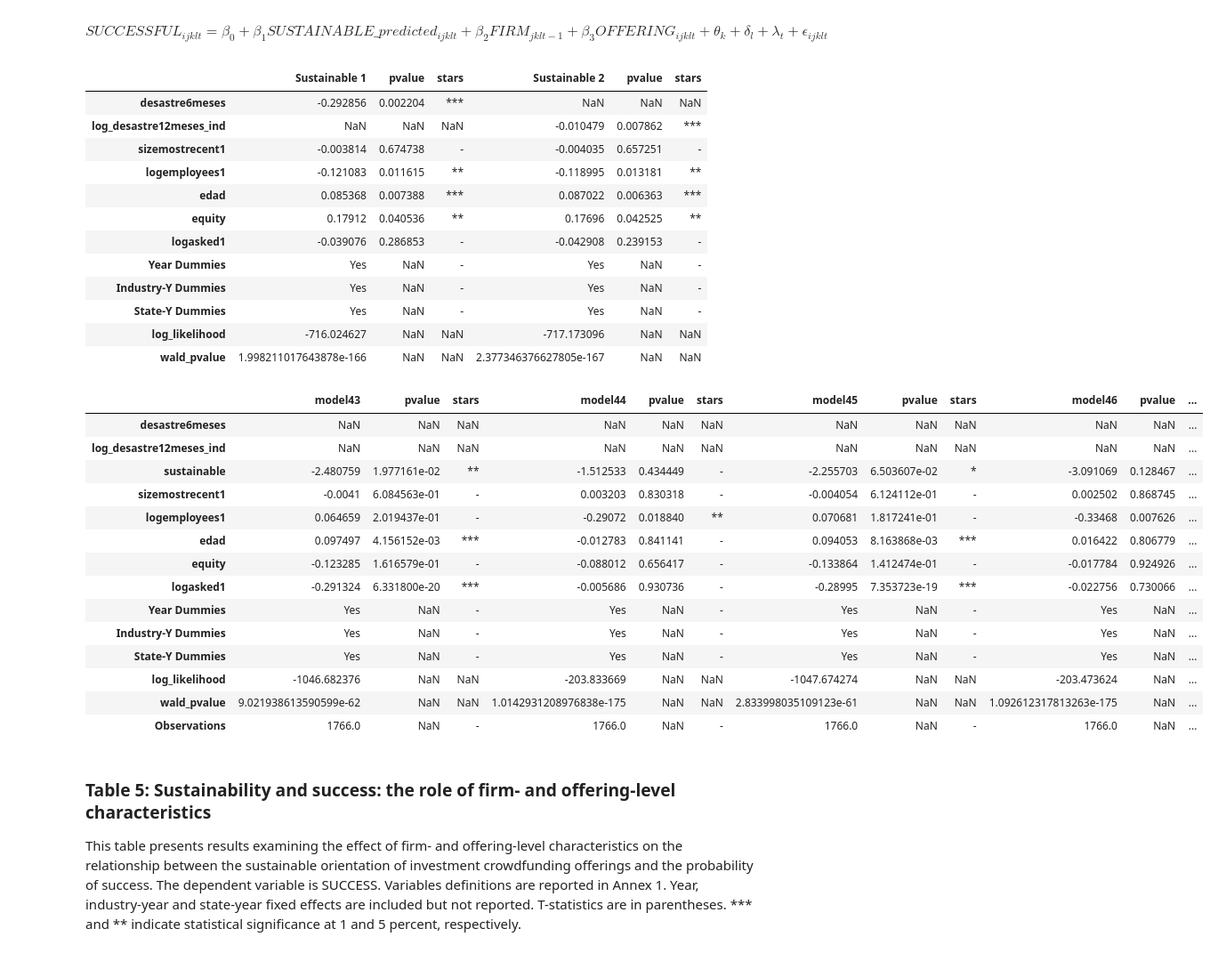
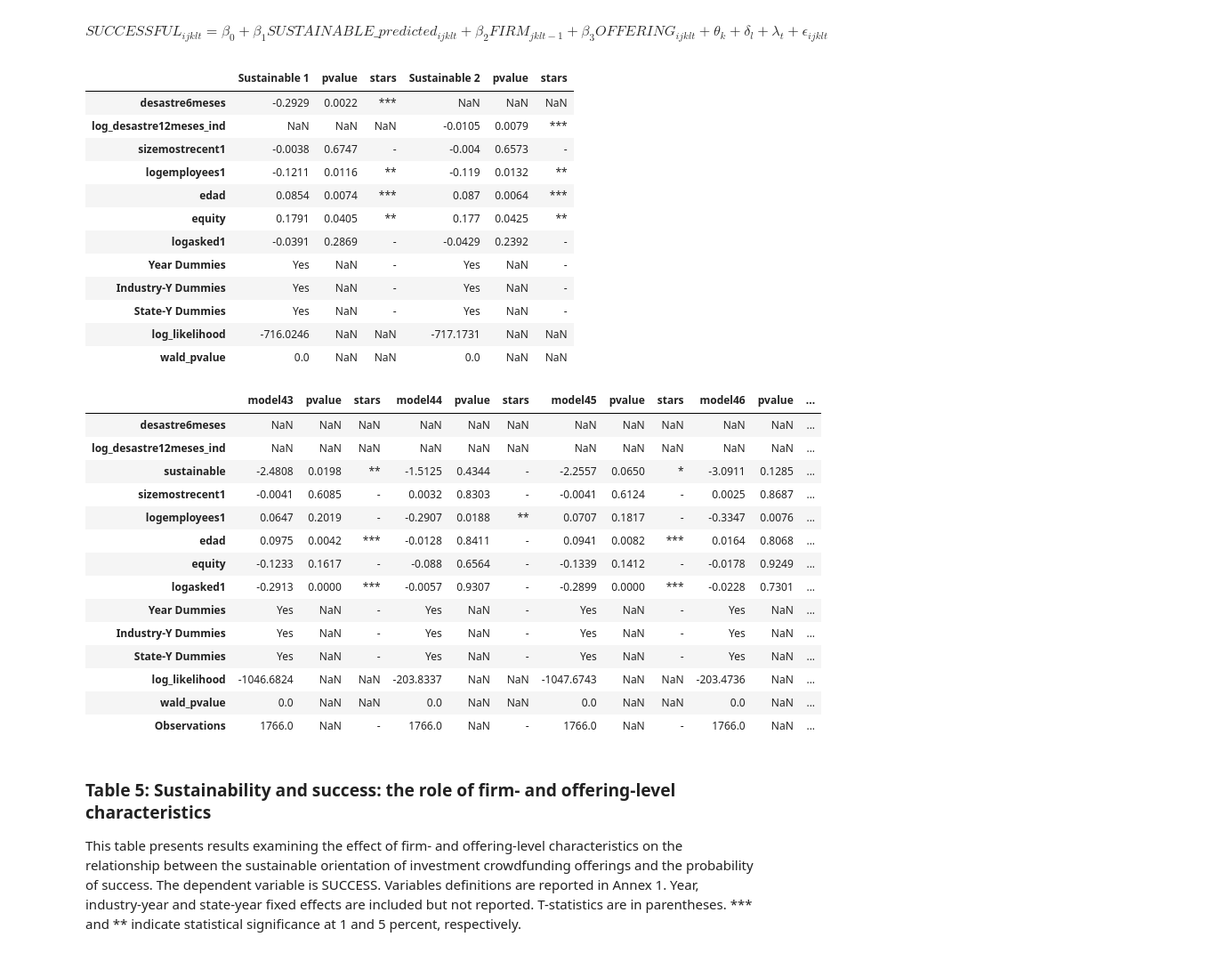
Before and after one commit to alvarorezola/MendozaEtAl2023-VC, a Jupyter notebook: script.ipynb, the cells around one changed output. Shown: that part at 89% size. Saved outputs shown, nothing was run; the diff lists cells and outputs as text; code cells hidden in the pictures.

```diff
--- a/script.ipynb
+++ b/script.ipynb
@@ -513,16 +514,16 @@ X1 = X1.drop(columns = nunique[nunique == 1].index)
 
 # fit model 4.1
 model1 = Probit(y, X1).fit(cov_type='HC0', disp=False)
-results1 = pd.DataFrame(model1.params, columns=["Sustainable 1"])
-results1["pvalue"] = model1.pvalues
+results1 = pd.DataFrame(model1.params.round(4), columns=["Sustainable 1"])
+results1["pvalue"] = model1.pvalues.round(4)
 results1.loc['Year Dummies', 'Sustainable 1'] = 'Yes'
 results1.loc['Industry-Y Dummies', 'Sustainable 1'] = 'Yes'
 results1.loc['State-Y Dummies', 'Sustainable 1'] = 'Yes'
 results1['stars'] = results1["pvalue"].apply(significance_stars)
-results1.loc['log_likelihood', 'Sustainable 1'] = model1.llf
+results1.loc['log_likelihood', 'Sustainable 1'] = model1.llf.round(4)
 wald_test = model1.wald_test(model1.model.exog_names)
 wald_chi2 = wald_test.statistic[0][0]
-results1.loc['wald_pvalue', 'Sustainable 1'] = wald_test.pvalue
+results1.loc['wald_pvalue', 'Sustainable 1'] = wald_test.pvalue.round(4)
 
 # specifications table 4.2
 columns = ['log_desastre12meses_ind',
@@ -542,16 +543,16 @@ X2 = X2.drop(columns = nunique[nunique == 1].index)
 
 # fit model 4.2
 model42 = Probit(y, X2).fit(cov_type='HC0', disp=False)
-results42 = pd.DataFrame(model42.params, columns=["Sustainable 2"])
-results42["pvalue"] = model42.pvalues
+results42 = pd.DataFrame(model42.params.round(4), columns=["Sustainable 2"])
+results42["pvalue"] = model42.pvalues.round(4)
 results42.loc['Year Dummies', 'Sustainable 2'] = 'Yes'
 results42.loc['Industry-Y Dummies', 'Sustainable 2'] = 'Yes'
 results42.loc['State-Y Dummies', 'Sustainable 2'] = 'Yes'
 results42['stars'] = results42["pvalue"].apply(significance_stars)
-results42.loc['log_likelihood', 'Sustainable 2'] = model42.llf
+results42.loc['log_likelihood', 'Sustainable 2'] = model42.llf.round(4)
 wald_test = model42.wald_test(model42.model.exog_names)
 wald_chi2 = wald_test.statistic[0][0]
-results42.loc['wald_pvalue', 'Sustainable 2'] = wald_test.pvalue
+results42.loc['wald_pvalue', 'Sustainable 2'] = wald_test.pvalue.round(4)
 
 # Desired order
 row_order = ["desastre6meses",
@@ -572,18 +573,18 @@ row_order = ["desastre6meses",
 pd.concat([results1, results42], axis=1).reindex(row_order).drop(['ind_year', 'state_id'])
 # %% [output]
 |  | Sustainable 1 | pvalue | stars | Sustainable 2 | pvalue | stars |
-| desastre6meses | -0.292856 | 0.002204 | *** | NaN | NaN | NaN |
-| log_desastre12meses_ind | NaN | NaN | NaN | -0.010479 | 0.007862 | *** |
-| sizemostrecent1 | -0.003814 | 0.674738 | - | -0.004035 | 0.657251 | - |
-| logemployees1 | -0.121083 | 0.011615 | ** | -0.118995 | 0.013181 | ** |
-| edad | 0.085368 | 0.007388 | *** | 0.087022 | 0.006363 | *** |
-| equity | 0.17912 | 0.040536 | ** | 0.17696 | 0.042525 | ** |
-| logasked1 | -0.039076 | 0.286853 | - | -0.042908 | 0.239153 | - |
+| desastre6meses | -0.2929 | 0.0022 | *** | NaN | NaN | NaN |
+| log_desastre12meses_ind | NaN | NaN | NaN | -0.0105 | 0.0079 | *** |
+| sizemostrecent1 | -0.0038 | 0.6747 | - | -0.004 | 0.6573 | - |
+| logemployees1 | -0.1211 | 0.0116 | ** | -0.119 | 0.0132 | ** |
+| edad | 0.0854 | 0.0074 | *** | 0.087 | 0.0064 | *** |
+| equity | 0.1791 | 0.0405 | ** | 0.177 | 0.0425 | ** |
+| logasked1 | -0.0391 | 0.2869 | - | -0.0429 | 0.2392 | - |
 | Year Dummies | Yes | NaN | - | Yes | NaN | - |
 | Industry-Y Dummies | Yes | NaN | - | Yes | NaN | - |
 | State-Y Dummies | Yes | NaN | - | Yes | NaN | - |
-| log_likelihood | -716.024627 | NaN | NaN | -717.173096 | NaN | NaN |
-| wald_pvalue | 1.998211017643878e-166 | NaN | NaN | 2.377346376627805e-167 | NaN | NaN |
+| log_likelihood | -716.0246 | NaN | NaN | -717.1731 | NaN | NaN |
+| wald_pvalue | 0.0 | NaN | NaN | 0.0 | NaN | NaN |
 # %%
 # Uses the fitted model to make predictions for the dependent variable on both specifications (sustainable)
 df['sustainablep_disasterdummy'] = model1.predict(X1)
@@ -623,61 +624,61 @@ models = [Probit(y2, X2).fit(cov_type='HC0', disp=False),
 
 results = []
 for i, model in enumerate(models):
-    result = pd.DataFrame(model.params, columns=[f"model{i+43}"])
-    result["pvalue"] = model.pvalues
+    result = pd.DataFrame(model.params.round(4), columns=[f"model{i+43}"])
+    result["pvalue"] = model.pvalues.round(4)
     result.loc['Observations', f"model{i+43}"] = model.nobs
     result.loc['Year Dummies', f"model{i+43}"] = 'Yes'
     result.loc['Industry-Y Dummies', f"model{i+43}"] = 'Yes'
     result.loc['State-Y Dummies', f"model{i+43}"] = 'Yes'
     result['stars'] = result["pvalue"].apply(significance_stars)
-    result.loc['log_likelihood', f"model{i+43}"] = model.llf
+    result.loc['log_likelihood', f"model{i+43}"] = model.llf.round(4)
     wald_test = model.wald_test(model.model.exog_names)
     wald_chi2 = wald_test.statistic[0][0]
-    result.loc['wald_pvalue', f"model{i+43}"] = wald_test.pvalue
+    result.loc['wald_pvalue', f"model{i+43}"] = wald_test.pvalue.round(4)
     if i < 2:
         result.loc['sustainable', f"model{i+43}"] = result.loc['sustainablep_disasterdummy', f"model{i+43}"]
         result.loc['sustainable', 'pvalue'] = result.loc['sustainablep_disasterdummy', 'pvalue']
         result.loc['sustainable', 'stars'] = result.loc['sustainablep_disasterdummy', 'stars']
     else:
         result.loc['sustainable', f"model{i+43}"] = result.loc['sustainablep_disastercosts', f"model{i+43}"]
         result.loc['sustainable', 'pvalue'] = result.loc['sustainablep_disastercosts', 'pvalue']
         result.loc['sustainable', 'stars'] = result.loc['sustainablep_disastercosts', 'stars']
     results.append(result)
 
 # Desired order
 row_order = ["desastre6meses",
              "log_desastre12meses_ind",
              "sustainable",
              "sizemostrecent1",
              "logemployees1",
              "edad",
              "equity",
              "logasked1",
              "ind_year",
              "state_id",
              'Year Dummies',
              "Industry-Y Dummies",
              "State-Y Dummies",
              "log_likelihood",
              "wald_pvalue",
              'Observations']
 
 pd.concat(results, axis=1).reindex(row_order).drop(['ind_year', 'state_id'])
 # %% [output]
 |  | model43 | pvalue | stars | model44 | pvalue | stars | model45 | pvalue | stars | model46 | pvalue | ... |
 | desastre6meses | NaN | NaN | NaN | NaN | NaN | NaN | NaN | NaN | NaN | NaN | NaN | ... |
 | log_desastre12meses_ind | NaN | NaN | NaN | NaN | NaN | NaN | NaN | NaN | NaN | NaN | NaN | ... |
-| sustainable | -2.480759 | 1.977161e-02 | ** | -1.512533 | 0.434449 | - | -2.255703 | 6.503607e-02 | * | -3.091069 | 0.128467 | ... |
-| sizemostrecent1 | -0.0041 | 6.084563e-01 | - | 0.003203 | 0.830318 | - | -0.004054 | 6.124112e-01 | - | 0.002502 | 0.868745 | ... |
-| logemployees1 | 0.064659 | 2.019437e-01 | - | -0.29072 | 0.018840 | ** | 0.070681 | 1.817241e-01 | - | -0.33468 | 0.007626 | ... |
-| edad | 0.097497 | 4.156152e-03 | *** | -0.012783 | 0.841141 | - | 0.094053 | 8.163868e-03 | *** | 0.016422 | 0.806779 | ... |
-| equity | -0.123285 | 1.616579e-01 | - | -0.088012 | 0.656417 | - | -0.133864 | 1.412474e-01 | - | -0.017784 | 0.924926 | ... |
-| logasked1 | -0.291324 | 6.331800e-20 | *** | -0.005686 | 0.930736 | - | -0.28995 | 7.353723e-19 | *** | -0.022756 | 0.730066 | ... |
+| sustainable | -2.4808 | 0.0198 | ** | -1.5125 | 0.4344 | - | -2.2557 | 0.0650 | * | -3.0911 | 0.1285 | ... |
+| sizemostrecent1 | -0.0041 | 0.6085 | - | 0.0032 | 0.8303 | - | -0.0041 | 0.6124 | - | 0.0025 | 0.8687 | ... |
+| logemployees1 | 0.0647 | 0.2019 | - | -0.2907 | 0.0188 | ** | 0.0707 | 0.1817 | - | -0.3347 | 0.0076 | ... |
+| edad | 0.0975 | 0.0042 | *** | -0.0128 | 0.8411 | - | 0.0941 | 0.0082 | *** | 0.0164 | 0.8068 | ... |
+| equity | -0.1233 | 0.1617 | - | -0.088 | 0.6564 | - | -0.1339 | 0.1412 | - | -0.0178 | 0.9249 | ... |
+| logasked1 | -0.2913 | 0.0000 | *** | -0.0057 | 0.9307 | - | -0.2899 | 0.0000 | *** | -0.0228 | 0.7301 | ... |
 | Year Dummies | Yes | NaN | - | Yes | NaN | - | Yes | NaN | - | Yes | NaN | ... |
 | Industry-Y Dummies | Yes | NaN | - | Yes | NaN | - | Yes | NaN | - | Yes | NaN | ... |
 | State-Y Dummies | Yes | NaN | - | Yes | NaN | - | Yes | NaN | - | Yes | NaN | ... |
-| log_likelihood | -1046.682376 | NaN | NaN | -203.833669 | NaN | NaN | -1047.674274 | NaN | NaN | -203.473624 | NaN | ... |
-| wald_pvalue | 9.021938613590599e-62 | NaN | NaN | 1.0142931208976838e-175 | NaN | NaN | 2.833998035109123e-61 | NaN | NaN | 1.092612317813263e-175 | NaN | ... |
+| log_likelihood | -1046.6824 | NaN | NaN | -203.8337 | NaN | NaN | -1047.6743 | NaN | NaN | -203.4736 | NaN | ... |
+| wald_pvalue | 0.0 | NaN | NaN | 0.0 | NaN | NaN | 0.0 | NaN | NaN | 0.0 | NaN | ... |
 | Observations | 1766.0 | NaN | - | 1766.0 | NaN | - | 1766.0 | NaN | - | 1766.0 | NaN | ... |
 # %% [markdown]
 ### Table 5: Sustainability and success: the role of firm- and offering-level characteristics
```
Also changed, not shown: parts of 13 cells of this notebook.
